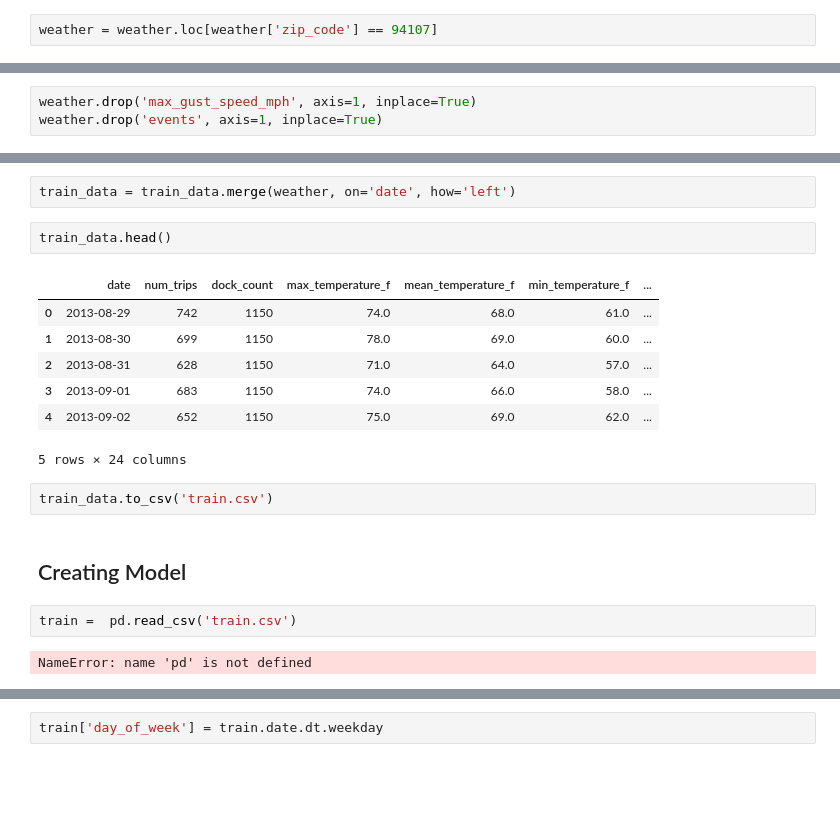
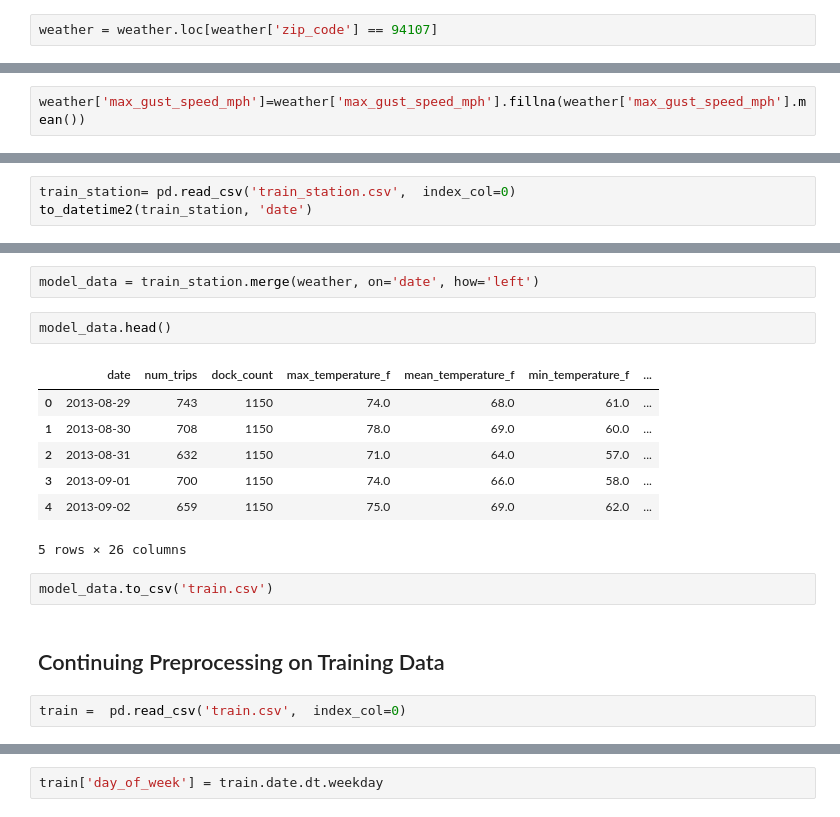
Before and after one commit to medmorales/Bike-Share-Regression-Model, a Jupyter notebook: SF Bike Share Prediction Model.ipynb, the cells around one changed output, grey strips where cells are left out. Cells and saved outputs as stored; diff of their text form; blank space fills up the shorter version.

```diff
--- a/SF Bike Share Prediction Model.ipynb
+++ b/SF Bike Share Prediction Model.ipynb
@@ -506,4 +602,3 @@ zip_code                           0.00
 dtype: float64
-# %%
-weather.drop('max_gust_speed_mph', axis=1, inplace=True)
-weather.drop('events', axis=1, inplace=True)
+# %%
+weather['max_gust_speed_mph']=weather['max_gust_speed_mph'].fillna(weather['max_gust_speed_mph'].mean())
@@ -542,0 +645,3 @@ train_data.date = pd.to_datetime(train_data.date, format='%Y-%m-%d')
+# %%
+train_station= pd.read_csv('train_station.csv',  index_col=0)
+to_datetime2(train_station, 'date')
@@ -543,23 +661,21 @@ train_data.date = pd.to_datetime(train_data.date, format='%Y-%m-%d')
 # %%
-train_data = train_data.merge(weather, on='date', how='left')
+model_data = train_station.merge(weather, on='date', how='left')
 # %%
-train_data.head()
+model_data.head()
 # %% [output]
 |  | date | num_trips | dock_count | max_temperature_f | mean_temperature_f | min_temperature_f | ... |
-| 0 | 2013-08-29 | 742 | 1150 | 74.0 | 68.0 | 61.0 | ... |
-| 1 | 2013-08-30 | 699 | 1150 | 78.0 | 69.0 | 60.0 | ... |
-| 2 | 2013-08-31 | 628 | 1150 | 71.0 | 64.0 | 57.0 | ... |
-| 3 | 2013-09-01 | 683 | 1150 | 74.0 | 66.0 | 58.0 | ... |
-| 4 | 2013-09-02 | 652 | 1150 | 75.0 | 69.0 | 62.0 | ... |
+| 0 | 2013-08-29 | 743 | 1150 | 74.0 | 68.0 | 61.0 | ... |
+| 1 | 2013-08-30 | 708 | 1150 | 78.0 | 69.0 | 60.0 | ... |
+| 2 | 2013-08-31 | 632 | 1150 | 71.0 | 64.0 | 57.0 | ... |
+| 3 | 2013-09-01 | 700 | 1150 | 74.0 | 66.0 | 58.0 | ... |
+| 4 | 2013-09-02 | 659 | 1150 | 75.0 | 69.0 | 62.0 | ... |
-5 rows × 24 columns
+5 rows × 26 columns
 # %%
-train_data.to_csv('train.csv')
+model_data.to_csv('train.csv')
-# %% [markdown]
-## Creating Model
+# %% [markdown]
+## Continuing Preprocessing on Training Data
 # %%
-train =  pd.read_csv('train.csv')
+train =  pd.read_csv('train.csv',  index_col=0)
-# %% [output]
-NameError: name 'pd' is not defined
 # %%
 train.head()
 # %% [output]
```
Also changed, not shown: parts of 52 cells of this notebook.
